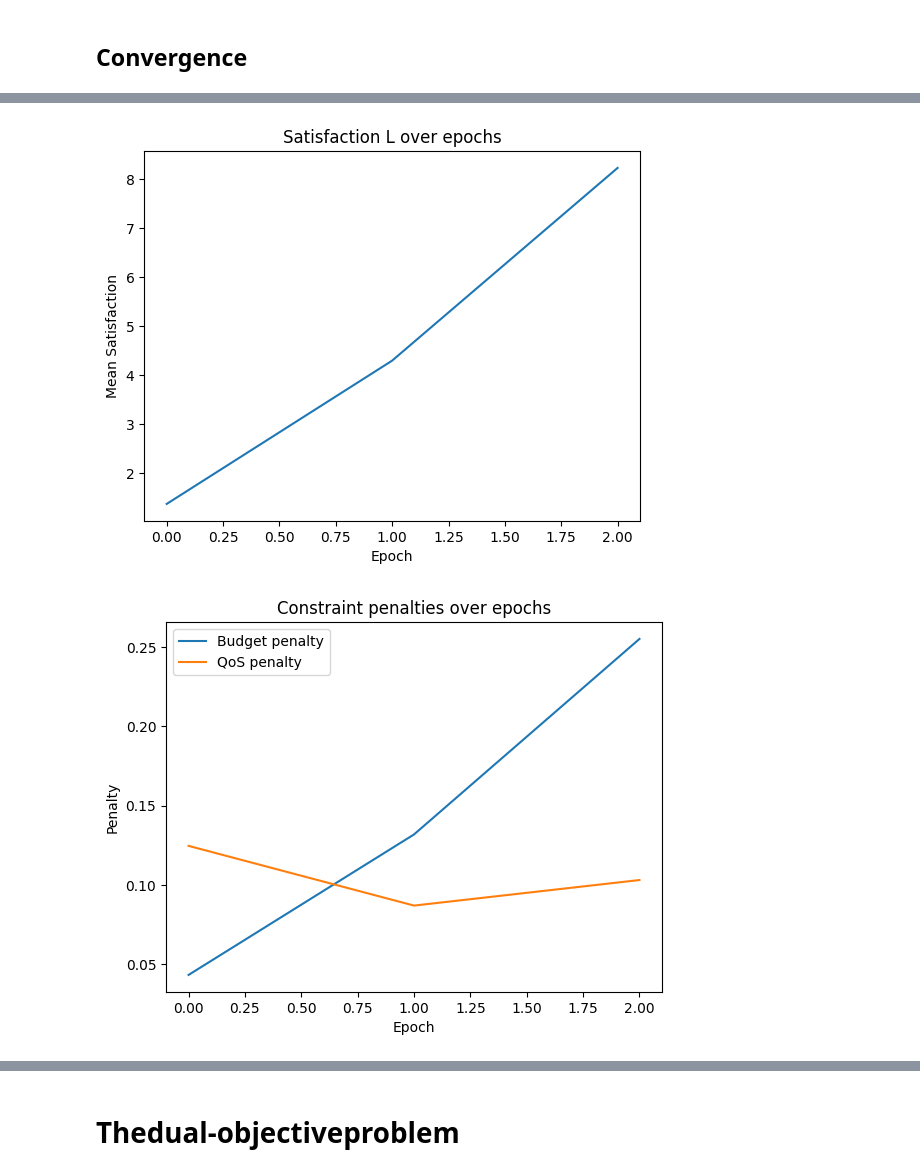
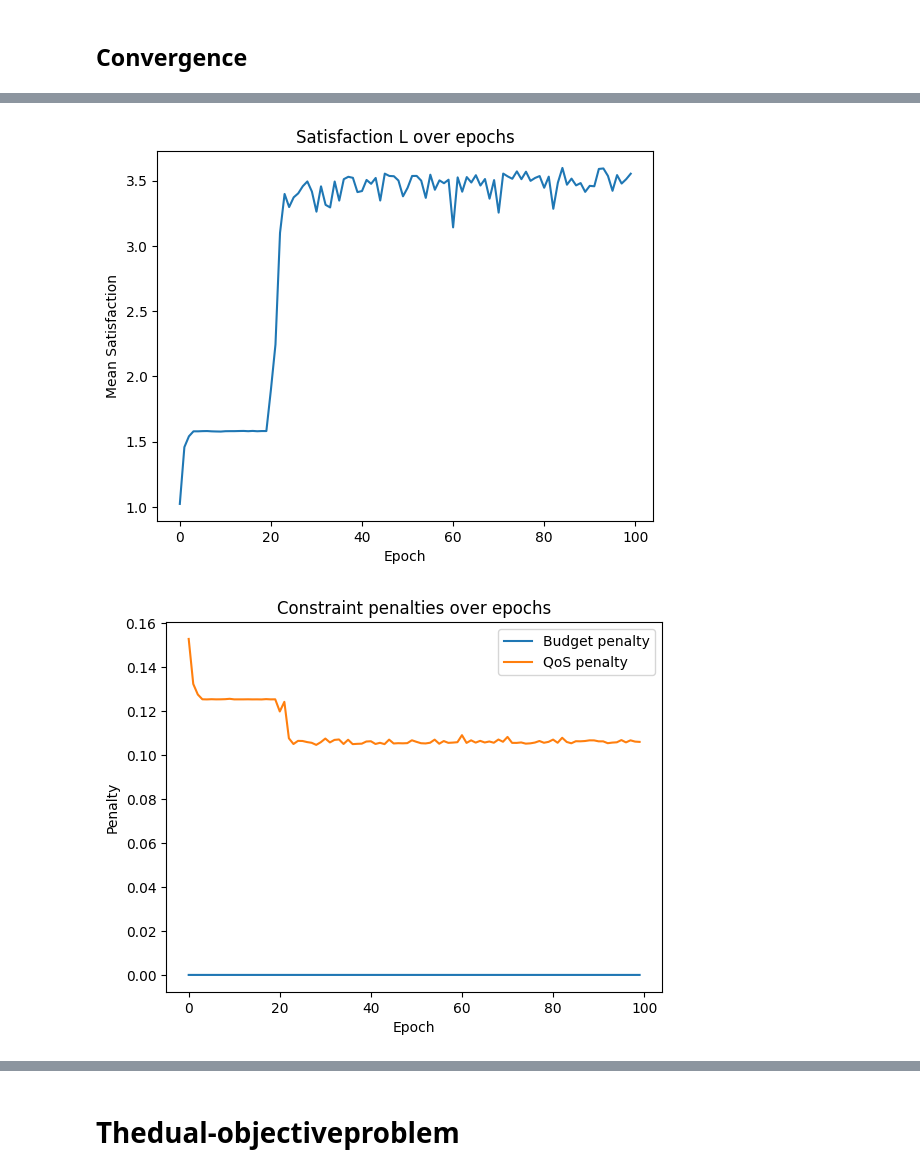
Before and after one commit to vuhoangviet0808/gnn-congestion-control, a Jupyter notebook: gcn_n.ipynb, the cells around one changed output, grey strips where cells are left out. Cells and saved outputs as stored; diff of their text form; code cells hidden in the pictures.

```diff
--- a/gcn_n.ipynb
+++ b/gcn_n.ipynb
@@ -300,9 +275,9 @@ def build_scenario_batches(
 # %%
-def build_fixed_batches(cfg, num_scenarios=1000, batch_size=64, start_seed=7):
+def build_fixed_batches(cfg, num_scenarios=1000, batch_size=64, start_seed=7, standardize: bool = True):
     scenarios = []
     for i in range(num_scenarios):
         seed = start_seed + i
-        df_i, data_i, aux_i = generate_dataset(cfg, seed=seed)
+        df_i, data_i, aux_i = generate_dataset(cfg, seed=seed, standardize = standardize)
         scenarios.append((df_i, data_i, aux_i))
 
     batches = []
@@ -316,6 +291,6 @@ def build_fixed_batches(cfg, num_scenarios=1000, batch_size=64, start_seed=7):
     return batches
 # %%
 cfg = SimCfg(R=200, P_max=200, S_L=1.0, S_W=0.75, c_price=0.1, B=10**6, n0=None, Fs=3, K=3, N=5)
-batches = build_fixed_batches(cfg, num_scenarios=1000, batch_size=64, start_seed=7)
-print(f"Số batch cố định: {len(batches)}  (batch cuối có thể nhỏ hơn 64)")
+batches = build_fixed_batches(cfg, num_scenarios=2000, batch_size=64, start_seed=7, standardize = False)
+print(f"Số batch cố định: {len(batches)}")
 # %% [output]
@@ -353,12 +325,6 @@ opt = torch.optim.AdamW(model.parameters(), lr=2e-3, weight_decay=1e-3)
 # Differentiable objective: maximize total satisfaction
 # %%
 def objective_total_satisfaction(w_rx, p_f, a, aux):
-    """
-    w_rx: (N, K+1)  -> wL = [:,0], wW = [:,1:]
-    p_f:  (N, F)    -> per-user subband soft assignment
-    a:    (N,)      -> power fraction in [0,1]
-    Returns: (mean_L, penalties_dict)
-    """
     g_iL = aux["g_iL"]    # (N,)
     g_ik = aux["g_ik"]    # (N,K)
     Pmax = aux["Pmax"]    # (N,)
@@ -399,8 +365,6 @@ def objective_total_satisfaction(w_rx, p_f, a, aux):
 
     mean_L = L_i.mean()
 
-    # Penalties:
-    # Budget (LTE): c * r_i * wL <= Ci  -> relu(c*r_i*wL - Ci)
     budget_violation = F.relu(cprice * rate * wL - Ci).mean()
 
     # QoS: L_i >= Lthr  -> relu(Lthr - L_i)
@@ -475,16 +439,14 @@ def train_one_epoch(policy, batches, optimizer,
         "batches": num_batches,
     }
 # %%
-EPOCHS = 3
+EPOCHS = 100
 logs = []
 for ep in range(1, EPOCHS+1):
-    loader = build_scenario_batches(cfg, num_scenarios=640, batch_size=64,
-                                    start_seed=7+ep, device=device, shuffle=True)
     log = train_one_epoch(model, batches, opt,
-                          lambda_budget=1.0, lambda_qos=1.0,
+                          lambda_budget=1000.0, lambda_qos=10.0,
                           objective_fn=objective_total_satisfaction,
                           clip_grad=None, verbose=False)
     logs.append(log)
     print(f"[Epoch {ep:03d}] loss {log['loss']:.4f} | meanL {log['meanL']:.4f} "
-          f"| budget {log['budget']:.4f} | qos {log['qos']:.4f} | batches {log['batches']}")
+          f"| budget {log['budget']:.4f} | qos {log['qos']:.4f} ")
 # %% [output]
@@ -499,7 +475,7 @@ for ep in range(1, EPOCHS+1):
 import matplotlib.pyplot as plt
 
 df_logs = pd.DataFrame(logs)
-x = range(EPOCHS)
+x = range(0, EPOCHS)
 plt.figure()
 plt.plot(x, df_logs["loss"])
 plt.xlabel("Epoch"); plt.ylabel("Loss")
@@ -526,3 +502,3 @@ plt.show()
-[figure, old version]
+[figure, new version]
-[figure, old version]
+[figure, new version]
 # %%
```
Also changed, not shown: parts of 17 cells of this notebook.
